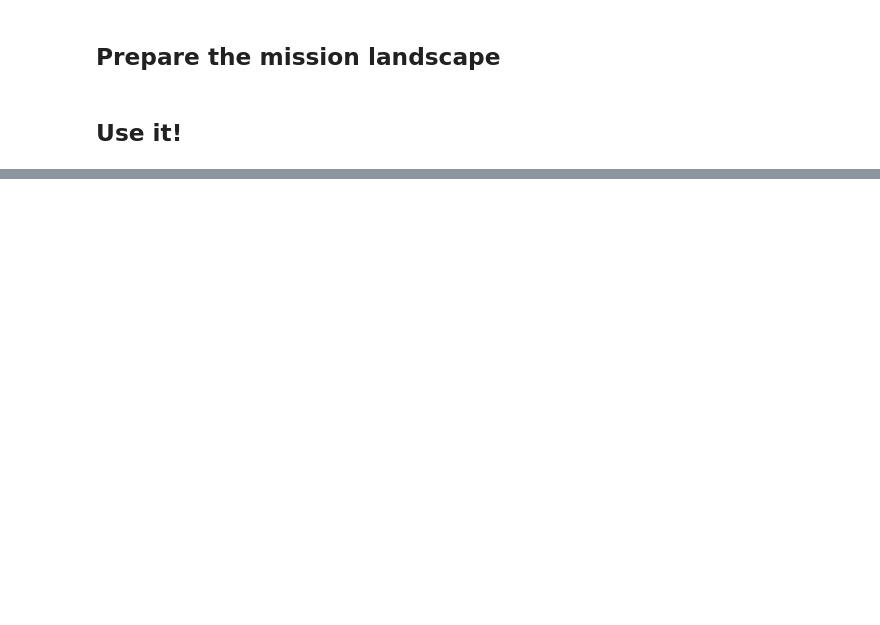
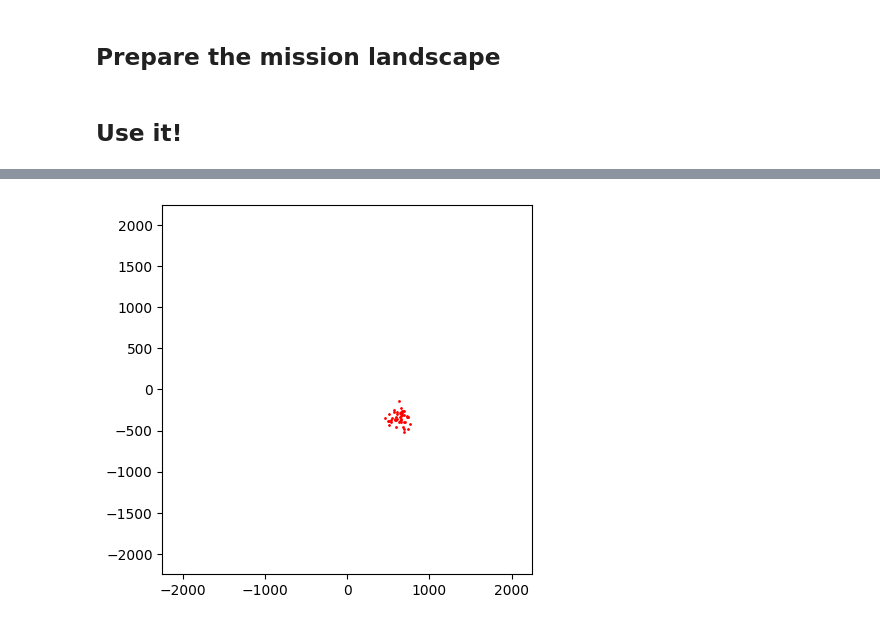
Before and after one commit to HRI-EU/ProMis, a Jupyter notebook: examples/promis-ships.ipynb, the cells around one changed output, grey strips where cells are left out. Cells and saved outputs as stored; diff of their text form; code cells hidden in the pictures; blank space fills up the shorter version.

```diff
--- a/examples/promis-ships.ipynb
+++ b/examples/promis-ships.ipynb
@@ -107,0 +342,9 @@ plt.clf()
+# %%
+plt.gca().set_aspect("equal")
+plt.scatter(*coordinates[40, ...].T, c="r", s=1)
+plt.xlim(-width / 2 * scale, width / 2 * scale)
+plt.ylim(-height / 2 * scale, height / 2 * scale)
+
+pass
+# %% [output]
+[figure, added]
```
Also changed, not shown: parts of 29 cells of this notebook, 4 other files.
